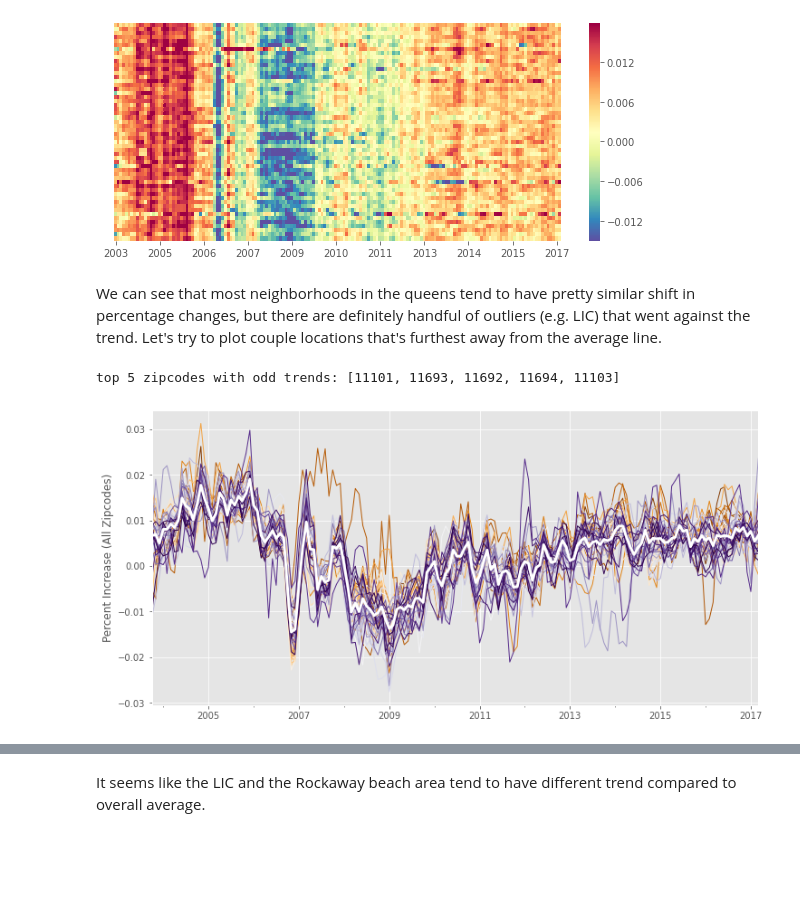
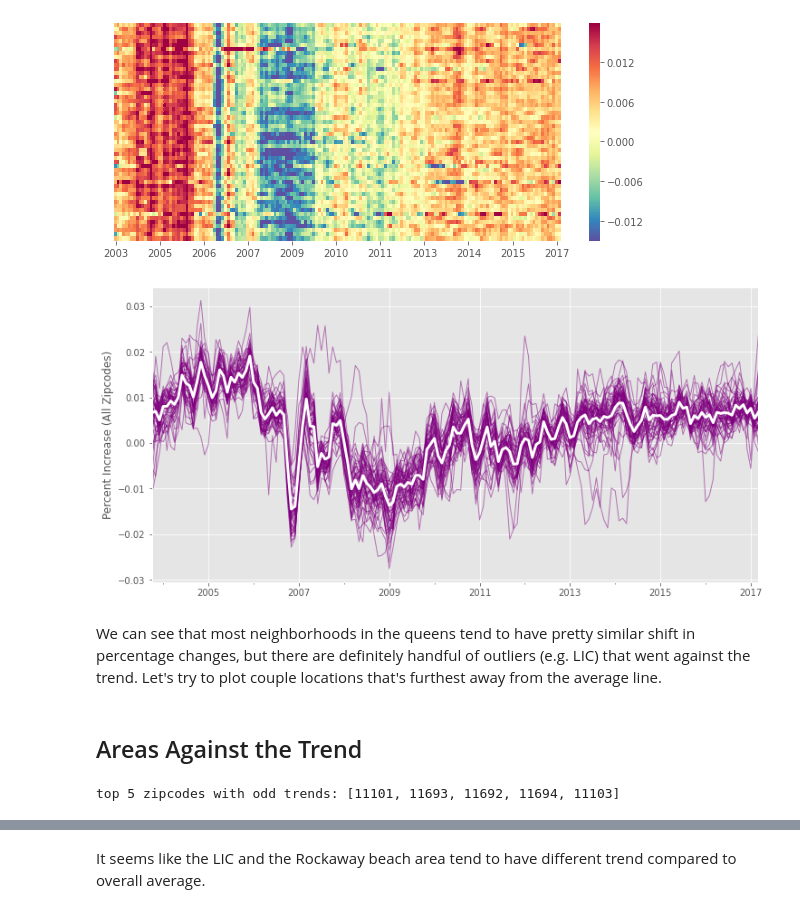
Before and after one commit to stereopickle/real_estate_prediction, a Jupyter notebook: 010.Exploratory_Data_Analysis.ipynb, the cells around one changed output, grey strips where cells are left out. Drawn from its saved outputs; the diff is of its cells as text; code cells hidden in the pictures; blank space fills up the shorter version.

```diff
--- a/010.Exploratory_Data_Analysis.ipynb
+++ b/010.Exploratory_Data_Analysis.ipynb
@@ -52,8 +52,19 @@ ax = sns.heatmap(tmp.T, robust = True, cmap = 'Spectral_r',
 plt.show()
 # %% [output]
 [figure]
+# %%
+#other_zipcodes = list(trdf.columns.drop(select_zipcodes))
+trdf.plot(figsize = (12, 6), lw = 1, color = 'purple', alpha = 0.5)
+mean.plot(c = 'white', lw = 3)
+plt.legend().set_visible(False)
+plt.ylabel('Percent Increase (All Zipcodes)')
+plt.show()
+# %% [output]
+[figure, added]
 # %% [markdown]
 We can see that most neighborhoods in the queens tend to have pretty similar shift in percentage changes, but there are definitely handful of outliers (e.g. LIC) that went against the trend. Let's try to plot couple locations that's furthest away from the average line.
+# %% [markdown]
+## Areas Against the Trend
 # %%
 # calculate absolute difference
 diff_df = trdf.apply(lambda x: abs(x-mean))
@@ -64,10 +76,2 @@ print(f'top 5 zipcodes with odd trends: {list(diffs.index[0:5])}')
 # %% [output]
 top 5 zipcodes with odd trends: [11101, 11693, 11692, 11694, 11103]
-# %%
-trdf.plot(figsize = (12, 6), lw = 1, cmap = 'PuOr')
-mean.plot(c = 'white', lw = 3)
-plt.legend().set_visible(False)
-plt.ylabel('Percent Increase (All Zipcodes)')
-plt.show()
-# %% [output]
-[figure, removed]
```
Also changed, not shown: parts of 21 cells of this notebook.
